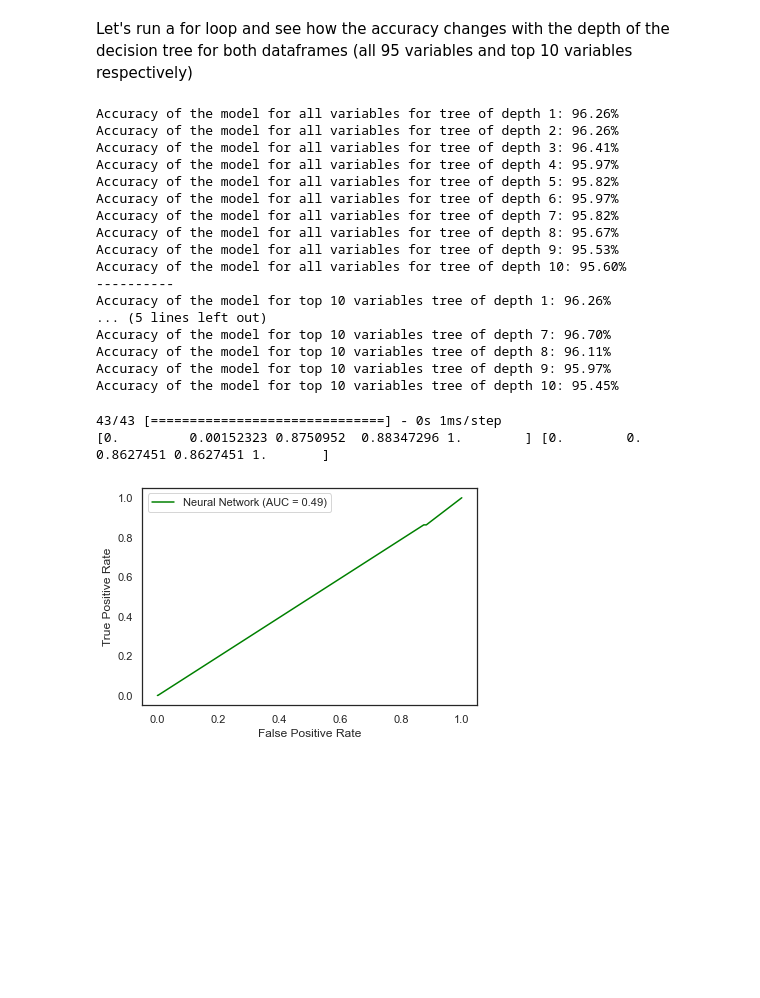
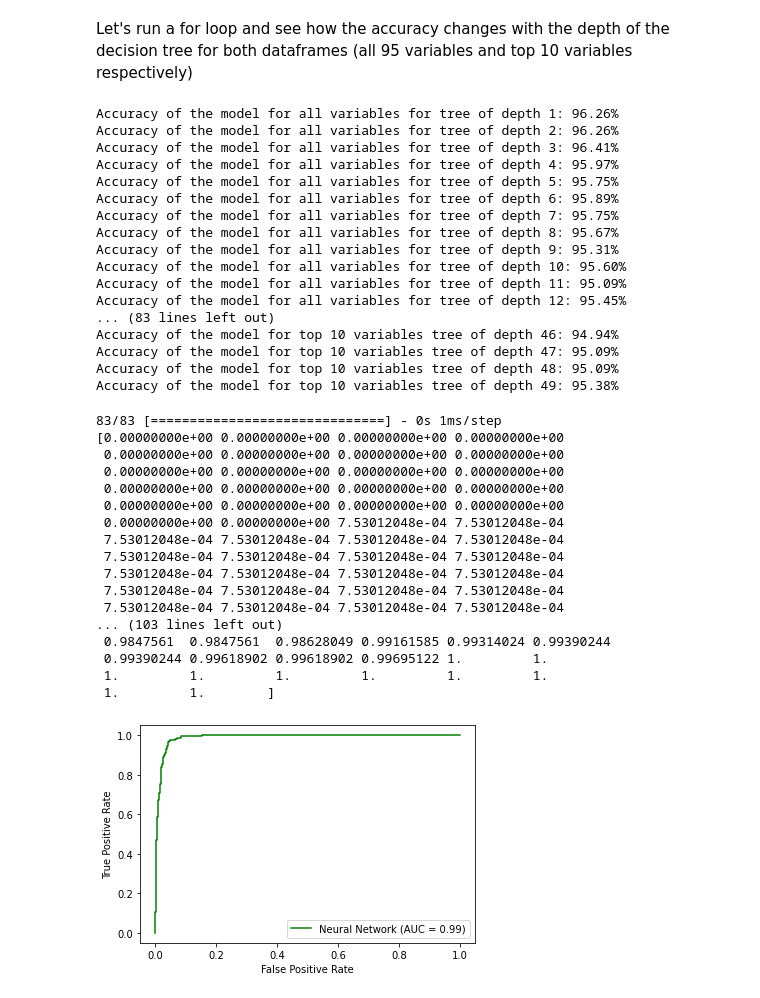
Before and after one commit to paaniwater/DSAI-Project, a Jupyter notebook: bankruptcy.ipynb, the cells around one changed output. Cells and saved outputs as stored; diff of their text form; code cells hidden in the pictures; blank space fills up the shorter version.

```diff
--- a/bankruptcy.ipynb
+++ b/bankruptcy.ipynb
@@ -16,6 +18,6 @@ from keras.layers import Dense, Dropout, BatchNormalization
 # %%
 # Load the data from CSV file
-df = pd.read_csv("bankruptcy.csv")
+df = pd.read_csv("/Users/someshsahu/Downloads/bankruptcy.csv")
 # df.head()
 
 # Check for NaN Values
@@ -98,9 +104,6 @@ model2.add(Dense(1, activation='sigmoid'))
 
 
 
-# Visualize the model
-# plot_model(model, to_file='model.png', show_shapes=True)
-
 model_top10 = Sequential()
 model_top10.add(Dense(64, input_dim=X_train_top10.shape[1], activation='relu'))
 model_top10.add(Dense(32, activation='relu'))
@@ -108,6 +111,16 @@ model_top10.add(Dense(32, activation='relu'))
 model_top10.add(Dense(32, activation='relu'))
 model_top10.add(Dense(32, activation='relu'))
 model_top10.add(Dense(1, activation='sigmoid'))
+
+# model for upsampled data (All)
+
+model_upsample_all = Sequential()
+model_upsample_all.add(Dense(128, input_dim=X_train_upsample.shape[1], activation='relu'))
+model_upsample_all.add(BatchNormalization())
+model_upsample_all.add(Dense(64, activation='relu'))
+model_upsample_all.add(Dropout(0.2))
+model_upsample_all.add(Dense(32, activation='relu'))
+model_upsample_all.add(Dense(1, activation='sigmoid'))
 # %% [markdown]
 model.compile is a function in Keras that compiles the model with the chosen loss function, optimizer, and metrics. In this case, the loss function chosen is binary_crossentropy, which is commonly used for binary classification problems. The optimizer chosen is adam, which is a commonly used optimization algorithm for neural networks. Finally, metrics is set to accuracy, which will be used to evaluate the performance of the model during training and testing.
 # %%
@@ -118,6 +131,10 @@ model2.compile(loss='binary_crossentropy', optimizer='adam', metrics=['accuracy'
 
 # Compile the model for top 10 variables
 model_top10.compile(loss='binary_crossentropy', optimizer='adam', metrics=['accuracy'])
+
+# compile the model for all variables with upsampled dataset
+
+model_upsample_all.compile(loss='binary_crossentropy', optimizer='adam', metrics=['accuracy'])
 # %% [markdown]
 #### This line of code trains the neural network model on the training data with the following parameters:
 
@@ -135,5 +152,9 @@ model2.fit(X_train, y_train, epochs=50, batch_size=32, validation_data=(X_test,
 # Train the model for top 10 variables
 
 model_top10.fit(X_train_top10, y_train_top10, epochs=50, batch_size=32, validation_data=(X_test_top10, y_test_top10))
+
+# Traint the model for all the variables with the upsampled dataset
+
+model_upsample_all.fit(X_train_upsample, y_train_upsample, epochs=50, batch_size=32, validation_data=(X_test_upsample, y_test_upsample))
 # %% [output]
 Epoch 1/50
@@ -353,7 +381,7 @@ Accuracy of the model: 96.63%
 Let's run a for loop and see how the accuracy changes with the depth of the decision tree for both dataframes (all 95 variables and top 10 variables respectively)
 # %%
 # For top 95
-for i in range(1,11):
+for i in range(1,50):
     dectree = DecisionTreeClassifier(max_depth=i)
     dectree.fit(X_train, y_train)
     y_pred = dectree.predict(X_test)
@@ -362,7 +390,7 @@ for i in range(1,11):
 print("----------")
 
 # For top 10
-for i in range(1,11):
+for i in range(1,50):
     dectree_top10 = DecisionTreeClassifier(max_depth=i)
     dectree_top10.fit(X_train_top10, y_train_top10)
     y_pred_top10 = dectree_top10.predict(X_test_top10)
@@ -373,42 +401,59 @@ Accuracy of the model for all variables for tree of depth 1: 96.26%
 Accuracy of the model for all variables for tree of depth 2: 96.26%
 Accuracy of the model for all variables for tree of depth 3: 96.41%
 Accuracy of the model for all variables for tree of depth 4: 95.97%
-Accuracy of the model for all variables for tree of depth 5: 95.82%
-Accuracy of the model for all variables for tree of depth 6: 95.97%
-Accuracy of the model for all variables for tree of depth 7: 95.82%
+Accuracy of the model for all variables for tree of depth 5: 95.75%
+Accuracy of the model for all variables for tree of depth 6: 95.89%
+Accuracy of the model for all variables for tree of depth 7: 95.75%
 Accuracy of the model for all variables for tree of depth 8: 95.67%
-Accuracy of the model for all variables for tree of depth 9: 95.53%
+Accuracy of the model for all variables for tree of depth 9: 95.31%
 Accuracy of the model for all variables for tree of depth 10: 95.60%
-----------
-Accuracy of the model for top 10 variables tree of depth 1: 96.26%
-... (5 lines left out)
-Accuracy of the model for top 10 variables tree of depth 7: 96.70%
-Accuracy of the model for top 10 variables tree of depth 8: 96.11%
-Accuracy of the model for top 10 variables tree of depth 9: 95.97%
-Accuracy of the model for top 10 variables tree of depth 10: 95.45%
+Accuracy of the model for all variables for tree of depth 11: 95.09%
+Accuracy of the model for all variables for tree of depth 12: 95.45%
+... (83 lines left out)
+Accuracy of the model for top 10 variables tree of depth 46: 94.94%
+Accuracy of the model for top 10 variables tree of depth 47: 95.09%
+Accuracy of the model for top 10 variables tree of depth 48: 95.09%
+Accuracy of the model for top 10 variables tree of depth 49: 95.38%
 # %%
 
 
 # predict probabilities with neural network model
-nn_probs = model.predict(X_test)
+nn_probs = model_upsample_all.predict(X_test_upsample)
 
 # compare the predicted probabilities
 from sklearn.metrics import roc_curve, auc
 
 
-fpr_nn, tpr_nn, _ = roc_curve(y_test, nn_probs)
+fpr_nn, tpr_nn, _ = roc_curve(y_test_upsample, nn_probs)
+
+
 
 
 
 roc_auc_nn = auc(fpr_nn, tpr_nn)
 
 
 plt.plot(fpr_nn, tpr_nn, color='green', label='Neural Network (AUC = %0.2f)' % roc_auc_nn)
 plt.legend()
 plt.xlabel('False Positive Rate')
 plt.ylabel('True Positive Rate')
 plt.show()
 # %% [output]
-43/43 [==============================] - 0s 1ms/step
-[0.         0.00152323 0.8750952  0.88347296 1.        ] [0.        0.        0.8627451 0.8627451 1.       ]
+83/83 [==============================] - 0s 1ms/step
+[0.00000000e+00 0.00000000e+00 0.00000000e+00 0.00000000e+00
+ 0.00000000e+00 0.00000000e+00 0.00000000e+00 0.00000000e+00
+ 0.00000000e+00 0.00000000e+00 0.00000000e+00 0.00000000e+00
+ 0.00000000e+00 0.00000000e+00 0.00000000e+00 0.00000000e+00
+ 0.00000000e+00 0.00000000e+00 0.00000000e+00 0.00000000e+00
+ 0.00000000e+00 0.00000000e+00 7.53012048e-04 7.53012048e-04
+ 7.53012048e-04 7.53012048e-04 7.53012048e-04 7.53012048e-04
+ 7.53012048e-04 7.53012048e-04 7.53012048e-04 7.53012048e-04
+ 7.53012048e-04 7.53012048e-04 7.53012048e-04 7.53012048e-04
+ 7.53012048e-04 7.53012048e-04 7.53012048e-04 7.53012048e-04
+ 7.53012048e-04 7.53012048e-04 7.53012048e-04 7.53012048e-04
+... (103 lines left out)
+ 0.9847561  0.9847561  0.98628049 0.99161585 0.99314024 0.99390244
+ 0.99390244 0.99618902 0.99618902 0.99695122 1.         1.
+ 1.         1.         1.         1.         1.         1.
+ 1.         1.        ]
-[figure, old version]
+[figure, new version]
```
Also changed, not shown: parts of 8 cells of this notebook.
